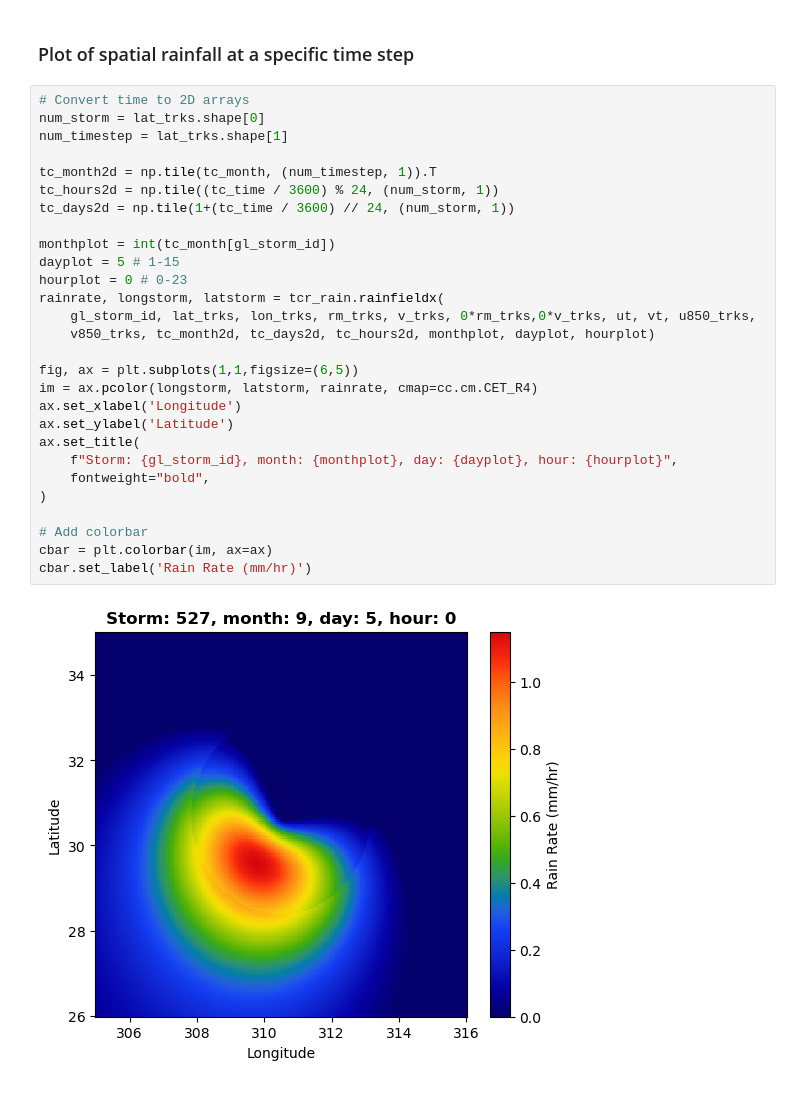
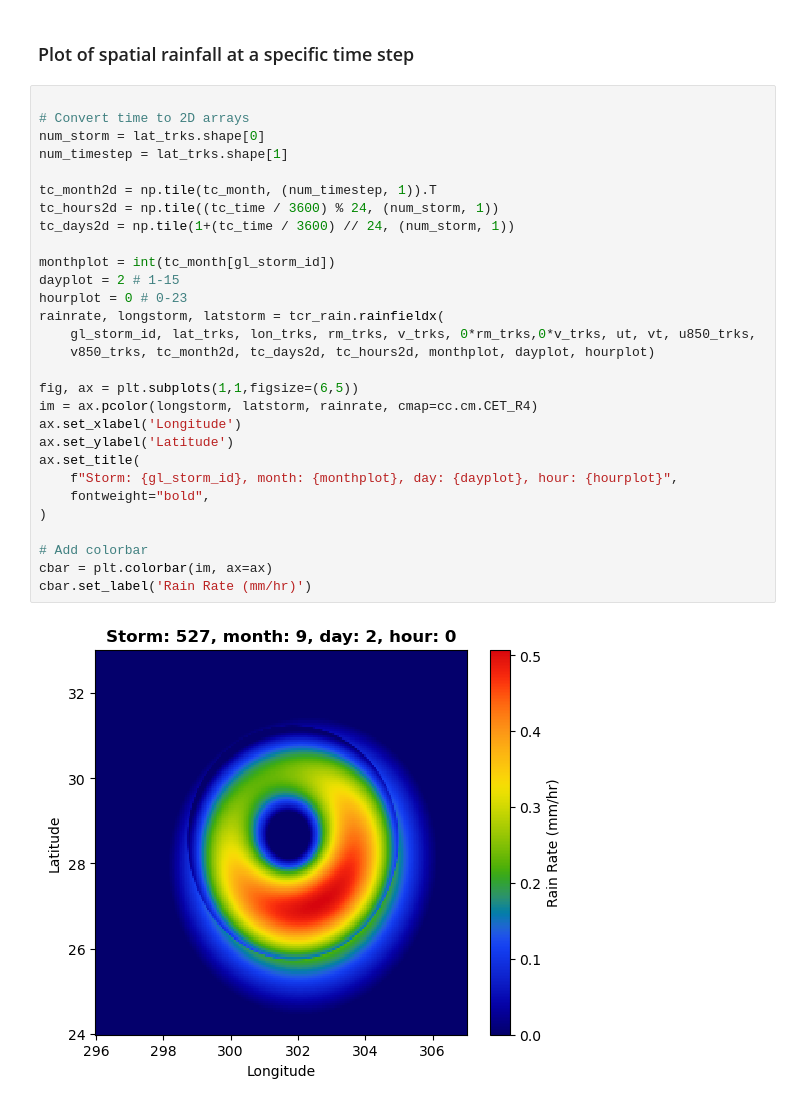
Before and after one commit to levuvietphong/pyTCR, a Jupyter notebook: notebooks/ex2_rainfall_generation.ipynb, the cells around one changed output. Drawn from its saved outputs; the diff is of its cells as text.

```diff
--- a/notebooks/ex2_rainfall_generation.ipynb
+++ b/notebooks/ex2_rainfall_generation.ipynb
@@ -179,32 +179,33 @@ cb.ax.tick_params(labelsize=12)
 # %% [markdown]
 ### Plot of spatial rainfall at a specific time step
 # %%
+
 # Convert time to 2D arrays
 num_storm = lat_trks.shape[0]
 num_timestep = lat_trks.shape[1]
 
 tc_month2d = np.tile(tc_month, (num_timestep, 1)).T
 tc_hours2d = np.tile((tc_time / 3600) % 24, (num_storm, 1))
 tc_days2d = np.tile(1+(tc_time / 3600) // 24, (num_storm, 1))
 
 monthplot = int(tc_month[gl_storm_id])
-dayplot = 5 # 1-15
+dayplot = 2 # 1-15
 hourplot = 0 # 0-23
 rainrate, longstorm, latstorm = tcr_rain.rainfieldx(
     gl_storm_id, lat_trks, lon_trks, rm_trks, v_trks, 0*rm_trks,0*v_trks, ut, vt, u850_trks,
     v850_trks, tc_month2d, tc_days2d, tc_hours2d, monthplot, dayplot, hourplot)
 
 fig, ax = plt.subplots(1,1,figsize=(6,5))
 im = ax.pcolor(longstorm, latstorm, rainrate, cmap=cc.cm.CET_R4)
 ax.set_xlabel('Longitude')
 ax.set_ylabel('Latitude')
 ax.set_title(
     f"Storm: {gl_storm_id}, month: {monthplot}, day: {dayplot}, hour: {hourplot}",
     fontweight="bold",
 )
 
 # Add colorbar
 cbar = plt.colorbar(im, ax=ax)
 cbar.set_label('Rain Rate (mm/hr)')
 # %% [output]
-[figure, old version]
+[figure, new version]
```
Also changed, not shown: parts of 5 cells of this notebook, 5 other files.
